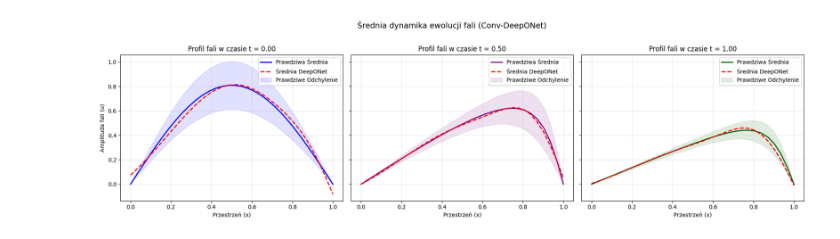
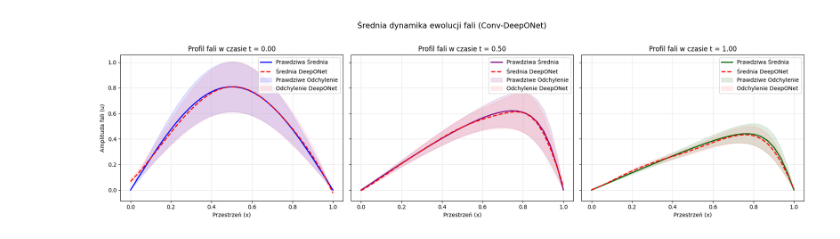
Before and after one commit to AntekBall/Approximating-Differential-Equation-Solution-Operators-with-Neural-Operators, a Jupyter notebook: Models/DeepONetConv_Burgers.ipynb, the cells around one changed output. Saved outputs shown, nothing was run; the diff lists cells and outputs as text; code cells hidden in the pictures.

Commit message:
plot fixes and loading models

```diff
--- a/Models/DeepONetConv_Burgers.ipynb
+++ b/Models/DeepONetConv_Burgers.ipynb
@@ -422,6 +422,7 @@ for sample_idx in random_indices:
 mean_target = all_targets_mesh.mean(axis=0)  # Shape: [Nt, Nx]
 mean_pred = all_preds_mesh.mean(axis=0)  # Shape: [Nt, Nx]
 std_target = all_targets_mesh.std(axis=0)  # Shape: [Nt, Nx]
+std_pred = all_preds_mesh.std(axis=0)  # NOWY ELEMENT: Odchylenie standardowe dla predykcji
 
 # Pick temporal indexes to review (Initial wave form, midpoint, final dissipation state)
 time_slices = [0, len(time_axis) // 2, -1]
@@ -452,31 +453,41 @@ for idx, t_idx in enumerate(time_slices):
     )
 
     # Fill boundaries showing physical deviation distribution across the dataset
     axes[idx].fill_between(
         x_axis,
         mean_target[t_idx] - std_target[t_idx],
         mean_target[t_idx] + std_target[t_idx],
         color=slice_colors[idx],
         alpha=0.12,
         label="Prawdziwe Odchylenie",
     )
 
+    # NOWY ELEMENT: Cieniowanie odchylenia standardowego dla przewidywań modelu DeepONet
+    axes[idx].fill_between(
+        x_axis,
+        mean_pred[t_idx] - std_pred[t_idx],
+        mean_pred[t_idx] + std_pred[t_idx],
+        color="red",
+        alpha=0.08,  # Niższa przezroczystość zapobiega nakładaniu się kolorów w nieczytelny sposób
+        label="Odchylenie DeepONet",
+    )
+
     axes[idx].set_title(f"Profil fali w czasie t = {actual_t:.2f}")
     axes[idx].set_xlabel("Przestrzeń (x)")
 
     if idx == 0:
         axes[idx].set_ylabel("Amplituda fali (u)")
     axes[idx].legend(loc="upper right")
     axes[idx].grid(True, alpha=0.3)
 
 plt.suptitle(
     "Średnia dynamika ewolucji fali (Conv-DeepONet)", fontsize=14, y=1.02
 )
 plt.tight_layout()
 
 # Save the statistics profile analysis sheet
 plot3_path = os.path.join(output_dir, "Burgers_DeepONet_averages.png")
 plt.savefig(plot3_path, dpi=300, bbox_inches="tight")
 plt.show()
 # %% [output]
-[figure, old version]
+[figure, new version]
```
Also changed, not shown: parts of 3 cells of this notebook, 1 other file.
